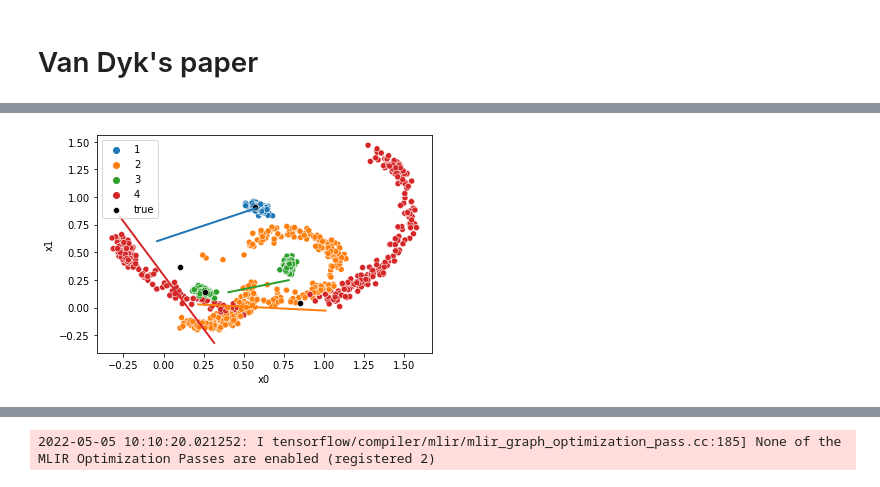
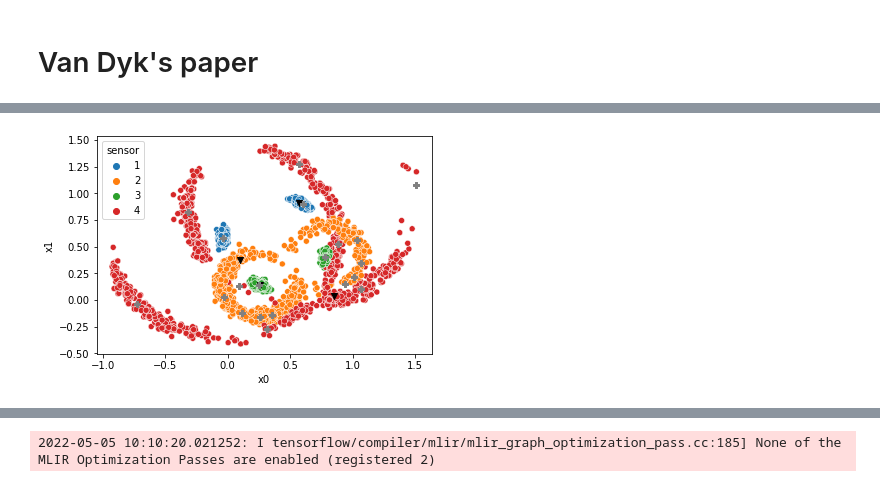
Before and after one commit to XingLLiu/u-stat-high-dim, a Jupyter notebook: sensor_network.ipynb, the cells around one changed output, grey strips where cells are left out. Cells and saved outputs as stored; diff of their text form; code cells hidden in the pictures.

```diff
--- a/sensor_network.ipynb
+++ b/sensor_network.ipynb
@@ -408,12 +404,17 @@ tf.Tensor(True, shape=(), dtype=bool)
 # %%
 dim = 8
 
-n = 2000
-# ind = tf.range(start=0, limit=200000, delta=200000//n)
-ind = tf.range(start=0, limit=100000, delta=100000//n)
+n = 1000
+ind = tf.range(start=0, limit=200000, delta=200000//n)
+# ind = tf.range(start=0, limit=100000, delta=100000//n)
+# ind = range(n)
 
-mcmc_res = pd.read_csv("res/sensors/res_ram.csv")
+ram_scale = 0.7
+
+# mcmc_res = pd.read_csv("res/sensors/res_ram.csv")
 # mcmc_res = pd.read_csv("res/sensors/res_mt.csv")
+mcmc_res = pd.read_csv(f"res/sensors/modified_ram_{ram_scale}.csv")
+
 samples_off = tf.constant(mcmc_res.loc[ind].to_numpy(), dtype=tf.float32)
 # %%
 # samples_off = mcmc_res.to_numpy()
@@ -480,5 +518,5 @@ plt.show()
 # %%
-threshold = 1e-4 # 1e-2
+threshold = 1e-4
 
 # start_pts = sample_off_train
 start_pts = tf.concat([
@@ -488,7 +526,7 @@ start_pts = tf.concat([
 
 tic = time.perf_counter()
 mode_list, inv_hess_list = find_modes(start_pts, log_prob_fn, grad_log=None, threshold=threshold,
-                                      max_iterations=10000) #1e-10)
+                                      max_iterations=1000)
 toc = time.perf_counter()
 print(f"Optimisation finished in {toc - tic:0.4f} seconds")
 len(mode_list)
@@ -501,4 +538,9 @@ Optimisation finished in 173.9702 seconds
 # %%
-show_jumps(sample_off_train, mode_list=mode_list[:2])
+# show_jumps(sample_off_train, mode_list=mode_list[:2])
+plot_sensors(samples_off,
+#              lims=[-0.1, 1.1, -0.1, 1,1],
+             loc_true=loc_true[:4],
+             extra=tf.stack(mode_list)
+)
 # %% [output]
-[figure, old version]
+[figure, new version]
```
Also changed, not shown: parts of 61 cells of this notebook, 8 other files.
